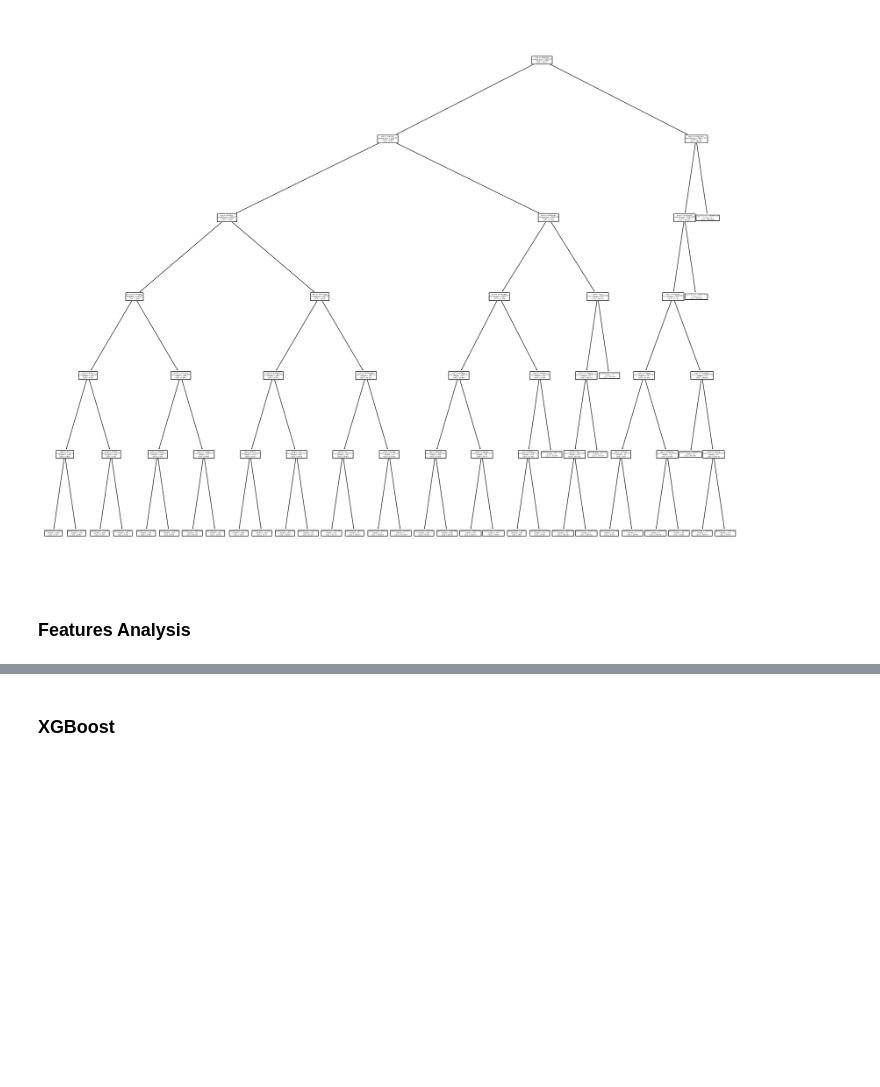
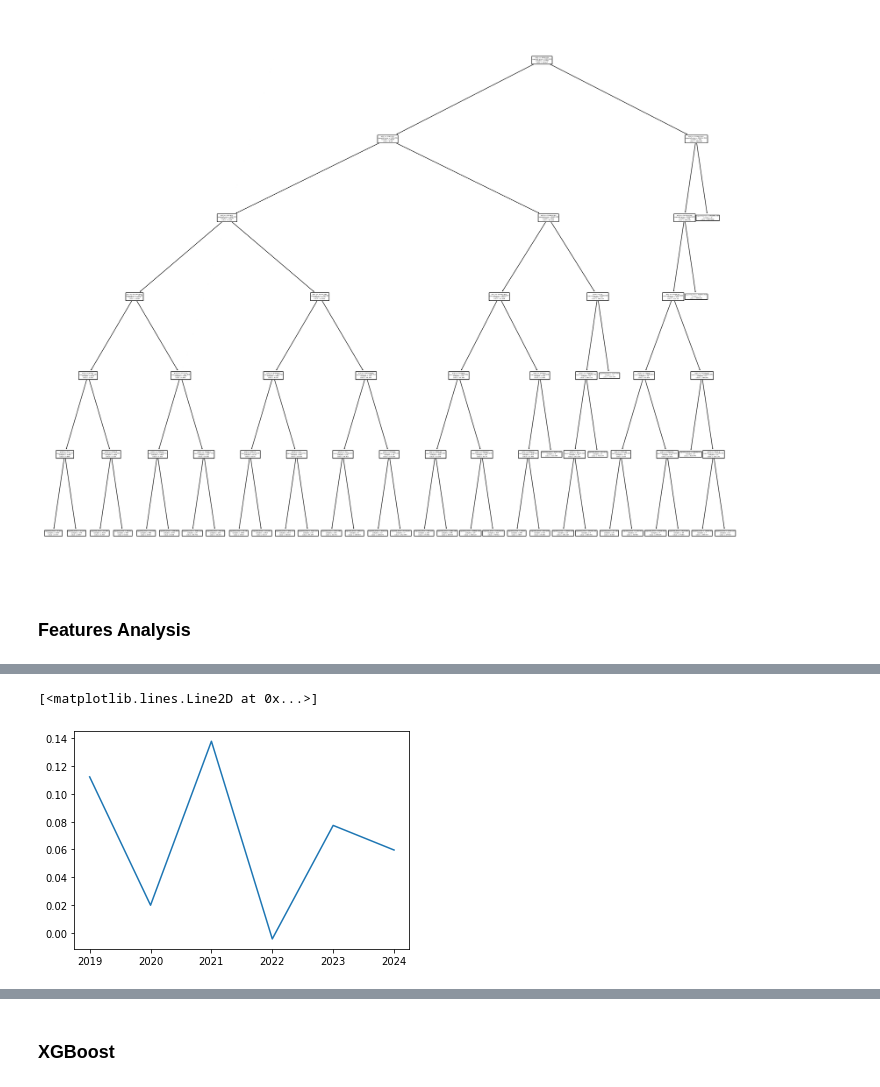
Before and after one commit to lucasleforest/analyticslab, a Jupyter notebook: 2_models/prediction.ipynb, the cells around one changed output, grey strips where cells are left out. Drawn from its saved outputs; the diff is of its cells as text; code cells hidden in the pictures; blank space fills up the shorter version.

Commit message:
new target bis

```diff
--- a/2_models/prediction.ipynb
+++ b/2_models/prediction.ipynb
@@ -123,2 +119,7 @@ df["test"] = df.apply()
+# %%
+plt.plot(list(new_df.Year)[:6], list(new_df.Target)[:6])
+# %% [output]
+[<matplotlib.lines.Line2D at 0x...>]
+[figure, added]
 # %%
 import seaborn as sn
```
Also changed, not shown: parts of 18 cells of this notebook, 3 other files.
